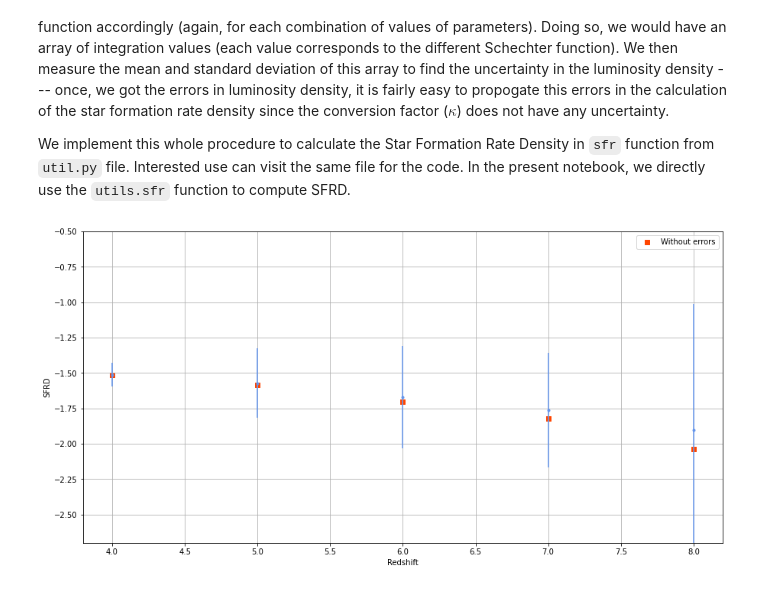
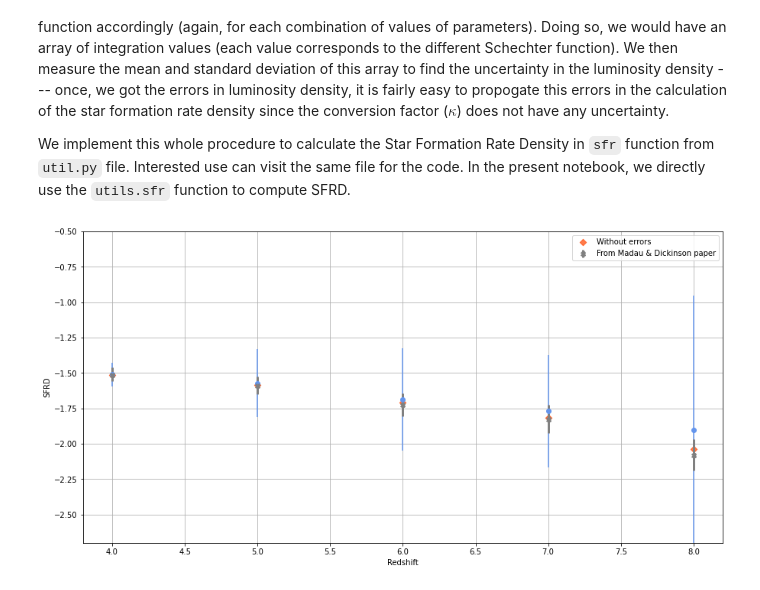
Before and after one commit to Jayshil/csfrd, a Jupyter notebook: err_p.ipynb, the cells around one changed output. Cells and saved outputs as stored; diff of their text form; code cells hidden in the pictures.

Commit message:
Comparison with Madau paper and saved all values in a  data file

```diff
--- a/err_p.ipynb
+++ b/err_p.ipynb
@@ -63,21 +63,21 @@ for i in range(len(z_bou)):
 # %%
 log_sfrd_bou, log_sfrd_bou_err =  utl.log_err(sfrd_bou, sfrd_err_bou)
 log_sfrd_wo_bou = np.log10(sfrd_wo_errs)
 
 # Comparing values from Madau&Dickinson paper
 z_mad, log_sfrd_mad, log_sfrd_mad_perr, log_sfrd_mad_nerr = np.loadtxt('madau_bou.dat', usecols=(0,1,2,3), unpack=True)
 
 plt.figure(figsize=(15,7.5))
-plt.errorbar(z_bou, log_sfrd_bou, yerr=log_sfrd_bou_err, fmt='.', c='cornflowerblue')
-plt.errorbar(z_mad, log_sfrd_mad, yerr=[log_sfrd_mad_perr, log_sfrd_mad_nerr], marker='x', fmt='.' c='grey', alpha=0.7, label='From Madau & Dickinson paper')
-plt.scatter(z_bou, log_sfrd_wo_bou, marker='s', c='orangered', label='Without errors', alpha=0.7)
+plt.errorbar(z_bou, log_sfrd_bou, yerr=log_sfrd_bou_err, fmt='.', marker='o', c='cornflowerblue')
+plt.errorbar(z_mad, log_sfrd_mad, yerr=[log_sfrd_mad_perr, log_sfrd_mad_nerr], marker='X', fmt='.', lw=3, c='grey', label='From Madau & Dickinson paper')
+plt.scatter(z_bou, log_sfrd_wo_bou, marker='D', c='orangered', label='Without errors', alpha=0.7)
 plt.xlabel('Redshift')
 plt.ylabel('SFRD')
 plt.legend(loc='best')
 plt.ylim([-2.7, -0.5])
 plt.grid()
 # %% [output]
-[figure, old version]
+[figure, new version]
 # %%
 # Saving all of these values
 f23 = open(os.getcwd() + '/Results/Bou12_w_wo.dat','w')
```
Also changed, not shown: parts of 1 cell of this notebook.
